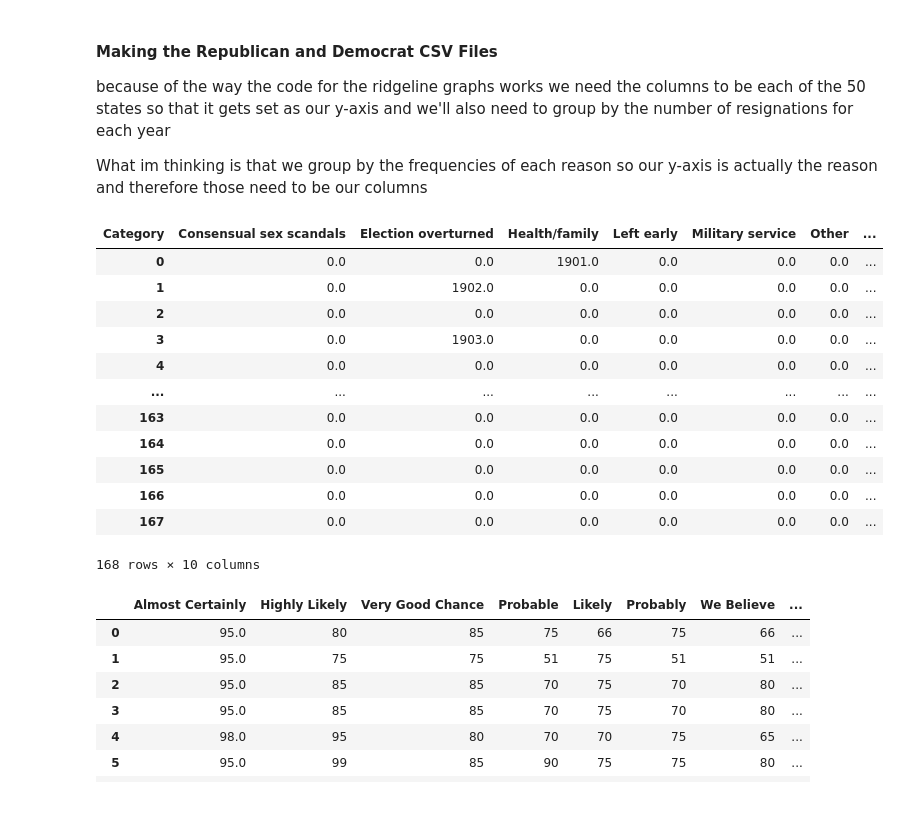
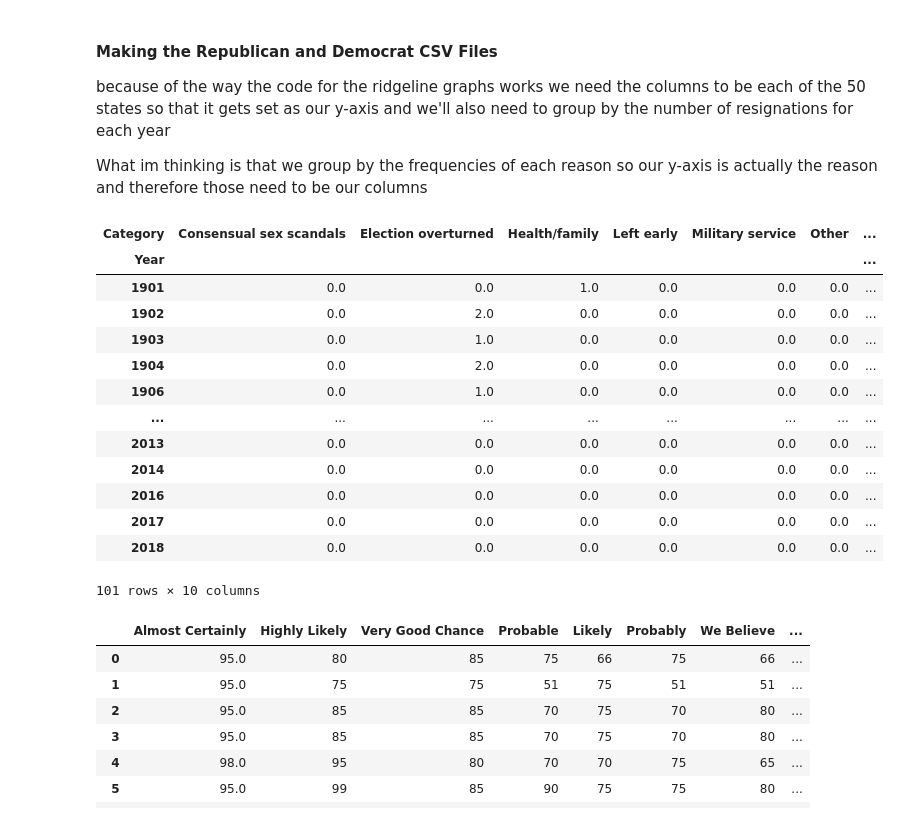
Before and after one commit to iokoroma/dsc106-project3, a Jupyter notebook: resignations.ipynb, the cells around one changed output. Drawn from its saved outputs; the diff is of its cells as text; code cells hidden in the pictures.

```diff
--- a/resignations.ipynb
+++ b/resignations.ipynb
@@ -168,25 +168,26 @@ What im thinking is that we group by the frequencies of each reason so our y-axi
 # %%
 resignation
 democrat = resignation[resignation['Party'] == 'D']
 democrat
 
-democrat = democrat.groupby(['Year', 'Category']).count().reset_index()[['Year', 'Category']].pivot(columns='Category', values='Year').fillna(0.0)
+democrat = democrat.groupby(['Year', 'Category']).count().reset_index()[['Year', 'Category', 'Member']].pivot(index="Year", columns='Category', values='Member').fillna(0.0)
 democrat
-democrat.to_csv('/Users/suhanisharma/Desktop/dsc106-project3/CLEANED_CSVs/democrat1.csv')
+# democrat.to_csv('/Users/suhanisharma/Desktop/dsc106-project3/CLEANED_CSVs/democrat1.csv')
 # %% [output]
 | Category | Consensual sex scandals | Election overturned | Health/family | Left early | Military service | Other | ... |
-| 0 | 0.0 | 0.0 | 1901.0 | 0.0 | 0.0 | 0.0 | ... |
-| 1 | 0.0 | 1902.0 | 0.0 | 0.0 | 0.0 | 0.0 | ... |
-| 2 | 0.0 | 0.0 | 0.0 | 0.0 | 0.0 | 0.0 | ... |
-| 3 | 0.0 | 1903.0 | 0.0 | 0.0 | 0.0 | 0.0 | ... |
-| 4 | 0.0 | 0.0 | 0.0 | 0.0 | 0.0 | 0.0 | ... |
+| Year |  |  |  |  |  |  | ... |
+| 1901 | 0.0 | 0.0 | 1.0 | 0.0 | 0.0 | 0.0 | ... |
+| 1902 | 0.0 | 2.0 | 0.0 | 0.0 | 0.0 | 0.0 | ... |
+| 1903 | 0.0 | 1.0 | 0.0 | 0.0 | 0.0 | 0.0 | ... |
+| 1904 | 0.0 | 2.0 | 0.0 | 0.0 | 0.0 | 0.0 | ... |
+| 1906 | 0.0 | 1.0 | 0.0 | 0.0 | 0.0 | 0.0 | ... |
 | ... | ... | ... | ... | ... | ... | ... | ... |
-| 163 | 0.0 | 0.0 | 0.0 | 0.0 | 0.0 | 0.0 | ... |
-| 164 | 0.0 | 0.0 | 0.0 | 0.0 | 0.0 | 0.0 | ... |
-| 165 | 0.0 | 0.0 | 0.0 | 0.0 | 0.0 | 0.0 | ... |
-| 166 | 0.0 | 0.0 | 0.0 | 0.0 | 0.0 | 0.0 | ... |
-| 167 | 0.0 | 0.0 | 0.0 | 0.0 | 0.0 | 0.0 | ... |
+| 2013 | 0.0 | 0.0 | 0.0 | 0.0 | 0.0 | 0.0 | ... |
+| 2014 | 0.0 | 0.0 | 0.0 | 0.0 | 0.0 | 0.0 | ... |
+| 2016 | 0.0 | 0.0 | 0.0 | 0.0 | 0.0 | 0.0 | ... |
+| 2017 | 0.0 | 0.0 | 0.0 | 0.0 | 0.0 | 0.0 | ... |
+| 2018 | 0.0 | 0.0 | 0.0 | 0.0 | 0.0 | 0.0 | ... |
-168 rows × 10 columns
+101 rows × 10 columns
 # %%
 republican = resignation[resignation['Party'] == 'R']
 republican = republican.groupby('Category').count()[['Member']]
```
Also changed, not shown: 2 other files.
